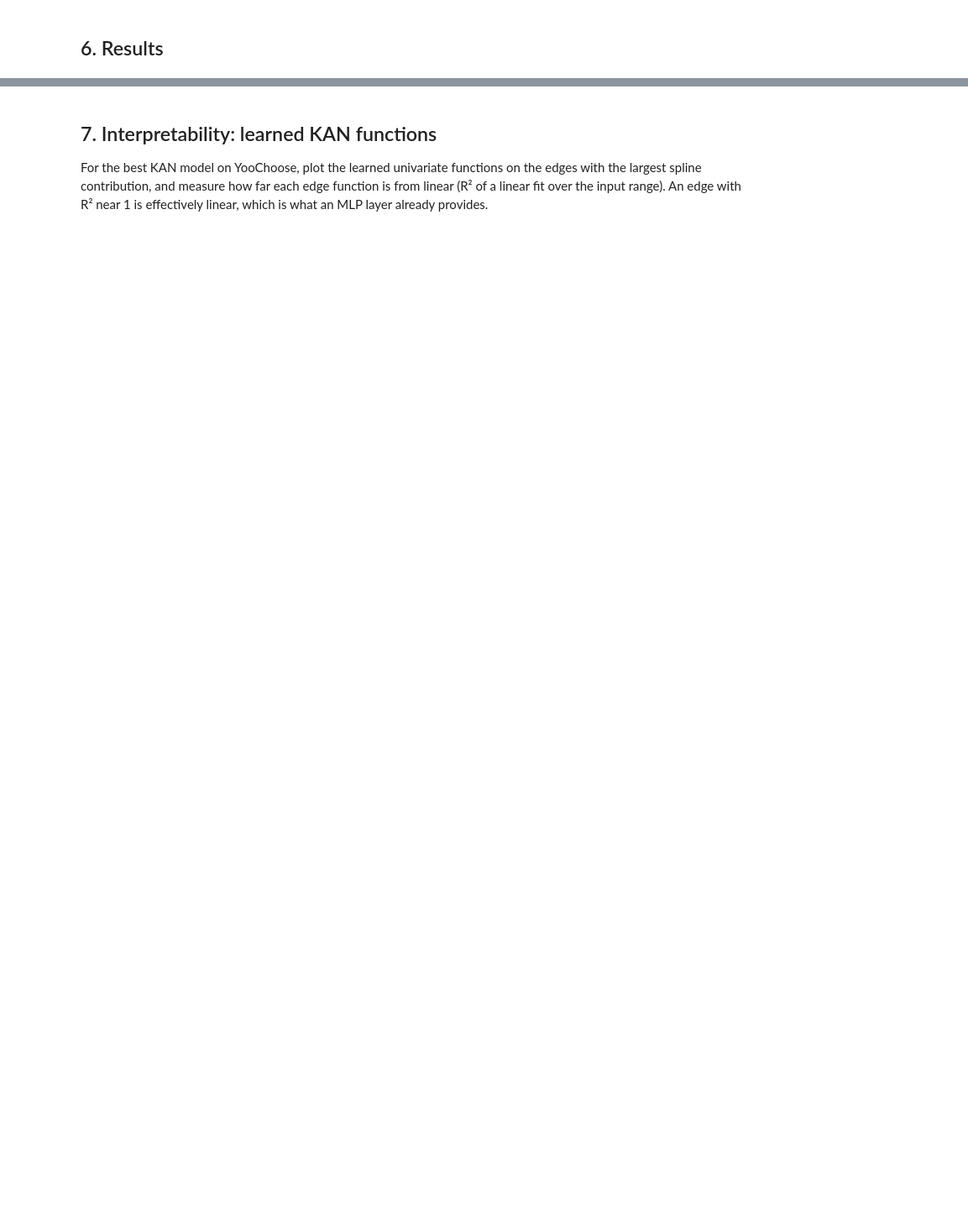
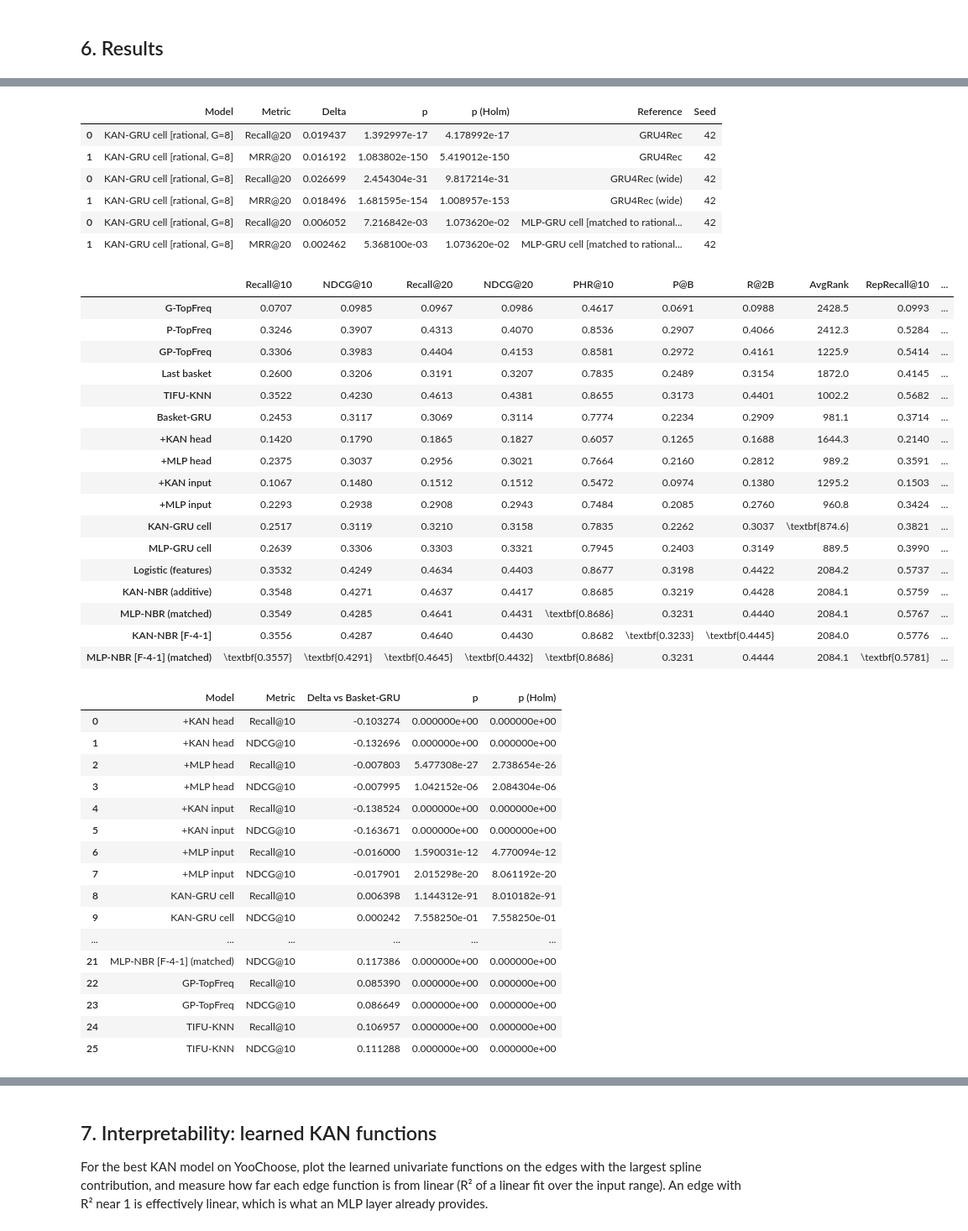
Before and after one commit to yashdagar/kan-rec, a Jupyter notebook: kan_rec.ipynb, the cells around one changed output, grey strips where cells are left out. Shown at 84% size. Drawn from its saved outputs; the diff is of its cells as text; code cells hidden in the pictures; blank space fills up the shorter version.

```diff
--- a/kan_rec.ipynb
+++ b/kan_rec.ipynb
@@ -379,7 +438,7 @@ for frac in CFG["yoochoose_fractions"]:
                    f"tab:results_{name}")
     sig = rp.session_significance(RESULTS, name, list(SESSION_MODELS), seed=CFG["seeds"][0])
     display(sig)
-    rp.write_latex(sig.assign(**{"p": sig["p"].map("{:.2e}".format), "p (Holm)": sig["p (Holm)"].map("{:.2e}".format)}).set_index("Model"),
+    rp.write_latex(sig.assign(**{"p": sig["p"].map(rp.fmt_p), "p (Holm)": sig["p (Holm)"].map(rp.fmt_p)}).set_index("Model"),
                    GEN / f"significance_{name}.tex",
                    f"Paired Wilcoxon signed-rank tests against GRU4Rec on YooChoose 1/{frac} test events (Holm-corrected).",
                    f"tab:sig_{name}")
@@ -435,8 +547,8 @@ if key_sig:
     ks["p (Holm)"] = rp.holm(ks["p"].to_numpy())
     display(ks)
     rp.write_latex(ks[["Reference", "Seed", "Metric", "Delta", "p", "p (Holm)"]].assign(
-                       Delta=ks["Delta"].map("{:+.4f}".format), p=ks["p"].map("{:.1e}".format),
-                       **{"p (Holm)": ks["p (Holm)"].map("{:.1e}".format)}).set_index("Reference"),
+                       Delta=ks["Delta"].map("{:+.4f}".format), p=ks["p"].map(rp.fmt_p),
+                       **{"p (Holm)": ks["p (Holm)"].map(rp.fmt_p)}).set_index("Reference"),
                    GEN / "key_significance.tex",
                    f"Paired Wilcoxon tests of {BEST_ABLATION} against each reference model, per seed (Holm-corrected).", "tab:key_sig")
 
@@ -452,6 +564,7 @@ for data in (INSTA, DUNN):
                    f"Repeat vs explore recall on {data.name.capitalize()}.", f"tab:repeat_{data.name}")
     sig = rp.basket_significance(RESULTS, data.name, list(BASKET_MODELS) + list(KANNBR_MODELS) + ["GP-TopFreq", "TIFU-KNN"], seed=CFG["seeds"][0])
     display(sig)
-    rp.write_latex(sig.assign(**{"p": sig["p"].map("{:.2e}".format), "p (Holm)": sig["p (Holm)"].map("{:.2e}".format)}).set_index("Model"),
+    rp.write_latex(sig.assign(**{"p": sig["p"].map(rp.fmt_p), "p (Holm)": sig["p (Holm)"].map(rp.fmt_p)}).set_index("Model"),
                    GEN / f"significance_{data.name}.tex", f"Paired Wilcoxon tests against Basket-GRU on {data.name.capitalize()} test users (Holm-corrected).",
                    f"tab:sig_{data.name}")
+# %% [output]
@@ -457,0 +576,42 @@ for data in (INSTA, DUNN):
+|  | Model | Metric | Delta | p | p (Holm) | Reference | Seed |
+| 0 | KAN-GRU cell [rational, G=8] | Recall@20 | 0.019437 | 1.392997e-17 | 4.178992e-17 | GRU4Rec | 42 |
+| 1 | KAN-GRU cell [rational, G=8] | MRR@20 | 0.016192 | 1.083802e-150 | 5.419012e-150 | GRU4Rec | 42 |
+| 0 | KAN-GRU cell [rational, G=8] | Recall@20 | 0.026699 | 2.454304e-31 | 9.817214e-31 | GRU4Rec (wide) | 42 |
+| 1 | KAN-GRU cell [rational, G=8] | MRR@20 | 0.018496 | 1.681595e-154 | 1.008957e-153 | GRU4Rec (wide) | 42 |
+| 0 | KAN-GRU cell [rational, G=8] | Recall@20 | 0.006052 | 7.216842e-03 | 1.073620e-02 | MLP-GRU cell [matched to rational... | 42 |
+| 1 | KAN-GRU cell [rational, G=8] | MRR@20 | 0.002462 | 5.368100e-03 | 1.073620e-02 | MLP-GRU cell [matched to rational... | 42 |
+|  | Recall@10 | NDCG@10 | Recall@20 | NDCG@20 | PHR@10 | P@B | R@2B | AvgRank | RepRecall@10 | ... |
+| G-TopFreq | 0.0707 | 0.0985 | 0.0967 | 0.0986 | 0.4617 | 0.0691 | 0.0988 | 2428.5 | 0.0993 | ... |
+| P-TopFreq | 0.3246 | 0.3907 | 0.4313 | 0.4070 | 0.8536 | 0.2907 | 0.4066 | 2412.3 | 0.5284 | ... |
+| GP-TopFreq | 0.3306 | 0.3983 | 0.4404 | 0.4153 | 0.8581 | 0.2972 | 0.4161 | 1225.9 | 0.5414 | ... |
+| Last basket | 0.2600 | 0.3206 | 0.3191 | 0.3207 | 0.7835 | 0.2489 | 0.3154 | 1872.0 | 0.4145 | ... |
+| TIFU-KNN | 0.3522 | 0.4230 | 0.4613 | 0.4381 | 0.8655 | 0.3173 | 0.4401 | 1002.2 | 0.5682 | ... |
+| Basket-GRU | 0.2453 | 0.3117 | 0.3069 | 0.3114 | 0.7774 | 0.2234 | 0.2909 | 981.1 | 0.3714 | ... |
+| +KAN head | 0.1420 | 0.1790 | 0.1865 | 0.1827 | 0.6057 | 0.1265 | 0.1688 | 1644.3 | 0.2140 | ... |
+| +MLP head | 0.2375 | 0.3037 | 0.2956 | 0.3021 | 0.7664 | 0.2160 | 0.2812 | 989.2 | 0.3591 | ... |
+| +KAN input | 0.1067 | 0.1480 | 0.1512 | 0.1512 | 0.5472 | 0.0974 | 0.1380 | 1295.2 | 0.1503 | ... |
+| +MLP input | 0.2293 | 0.2938 | 0.2908 | 0.2943 | 0.7484 | 0.2085 | 0.2760 | 960.8 | 0.3424 | ... |
+| KAN-GRU cell | 0.2517 | 0.3119 | 0.3210 | 0.3158 | 0.7835 | 0.2262 | 0.3037 | \textbf{874.6} | 0.3821 | ... |
+| MLP-GRU cell | 0.2639 | 0.3306 | 0.3303 | 0.3321 | 0.7945 | 0.2403 | 0.3149 | 889.5 | 0.3990 | ... |
+| Logistic (features) | 0.3532 | 0.4249 | 0.4634 | 0.4403 | 0.8677 | 0.3198 | 0.4422 | 2084.2 | 0.5737 | ... |
+| KAN-NBR (additive) | 0.3548 | 0.4271 | 0.4637 | 0.4417 | 0.8685 | 0.3219 | 0.4428 | 2084.1 | 0.5759 | ... |
+| MLP-NBR (matched) | 0.3549 | 0.4285 | 0.4641 | 0.4431 | \textbf{0.8686} | 0.3231 | 0.4440 | 2084.1 | 0.5767 | ... |
+| KAN-NBR [F-4-1] | 0.3556 | 0.4287 | 0.4640 | 0.4430 | 0.8682 | \textbf{0.3233} | \textbf{0.4445} | 2084.0 | 0.5776 | ... |
+| MLP-NBR [F-4-1] (matched) | \textbf{0.3557} | \textbf{0.4291} | \textbf{0.4645} | \textbf{0.4432} | \textbf{0.8686} | 0.3231 | 0.4444 | 2084.1 | \textbf{0.5781} | ... |
+|  | Model | Metric | Delta vs Basket-GRU | p | p (Holm) |
+| 0 | +KAN head | Recall@10 | -0.103274 | 0.000000e+00 | 0.000000e+00 |
+| 1 | +KAN head | NDCG@10 | -0.132696 | 0.000000e+00 | 0.000000e+00 |
+| 2 | +MLP head | Recall@10 | -0.007803 | 5.477308e-27 | 2.738654e-26 |
+| 3 | +MLP head | NDCG@10 | -0.007995 | 1.042152e-06 | 2.084304e-06 |
+| 4 | +KAN input | Recall@10 | -0.138524 | 0.000000e+00 | 0.000000e+00 |
+| 5 | +KAN input | NDCG@10 | -0.163671 | 0.000000e+00 | 0.000000e+00 |
+| 6 | +MLP input | Recall@10 | -0.016000 | 1.590031e-12 | 4.770094e-12 |
+| 7 | +MLP input | NDCG@10 | -0.017901 | 2.015298e-20 | 8.061192e-20 |
+| 8 | KAN-GRU cell | Recall@10 | 0.006398 | 1.144312e-91 | 8.010182e-91 |
+| 9 | KAN-GRU cell | NDCG@10 | 0.000242 | 7.558250e-01 | 7.558250e-01 |
+| ... | ... | ... | ... | ... | ... |
+| 21 | MLP-NBR [F-4-1] (matched) | NDCG@10 | 0.117386 | 0.000000e+00 | 0.000000e+00 |
+| 22 | GP-TopFreq | Recall@10 | 0.085390 | 0.000000e+00 | 0.000000e+00 |
+| 23 | GP-TopFreq | NDCG@10 | 0.086649 | 0.000000e+00 | 0.000000e+00 |
+| 24 | TIFU-KNN | Recall@10 | 0.106957 | 0.000000e+00 | 0.000000e+00 |
+| 25 | TIFU-KNN | NDCG@10 | 0.111288 | 0.000000e+00 | 0.000000e+00 |
```
Also changed, not shown: parts of 15 cells of this notebook, 38 other files.
